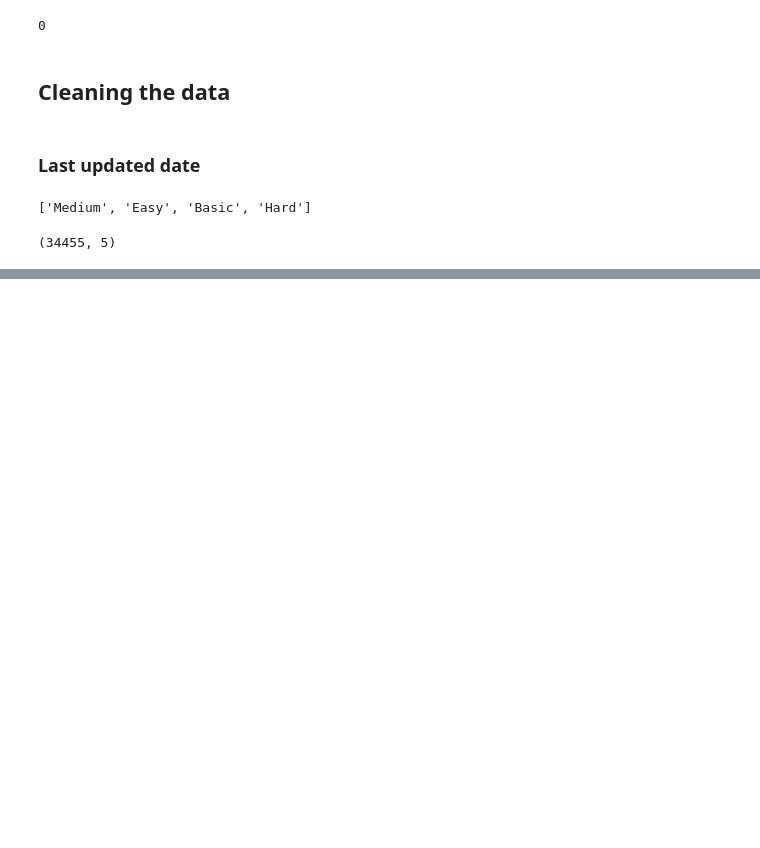
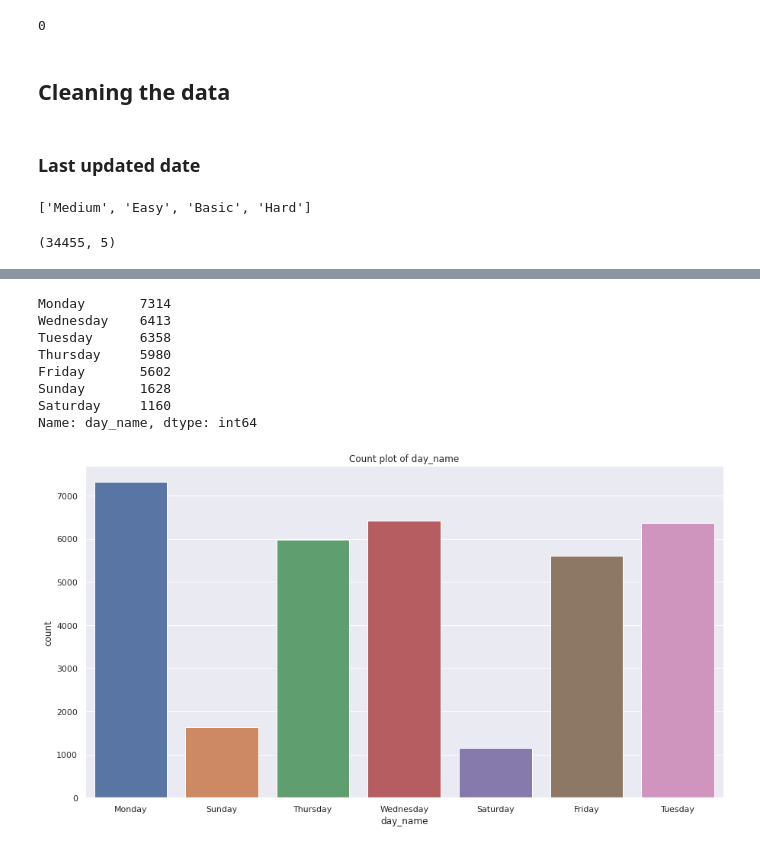
Before and after one commit to banerjeesoumya15/kaggle-works, a Jupyter notebook: geeksforgeeks.ipynb, the cells around one changed output, grey strips where cells are left out. Cells and saved outputs as stored; diff of their text form; code cells hidden in the pictures; blank space fills up the shorter version.

```diff
--- a/geeksforgeeks.ipynb
+++ b/geeksforgeeks.ipynb
@@ -149,0 +284,12 @@ df.head()
+# %%
+count_plot('day_name')
+# %% [output]
+Monday       7314
+Wednesday    6413
+Tuesday      6358
+Thursday     5980
+Friday       5602
+Sunday       1628
+Saturday     1160
+Name: day_name, dtype: int64
+[figure, added]
```
Also changed, not shown: parts of 31 cells of this notebook.
